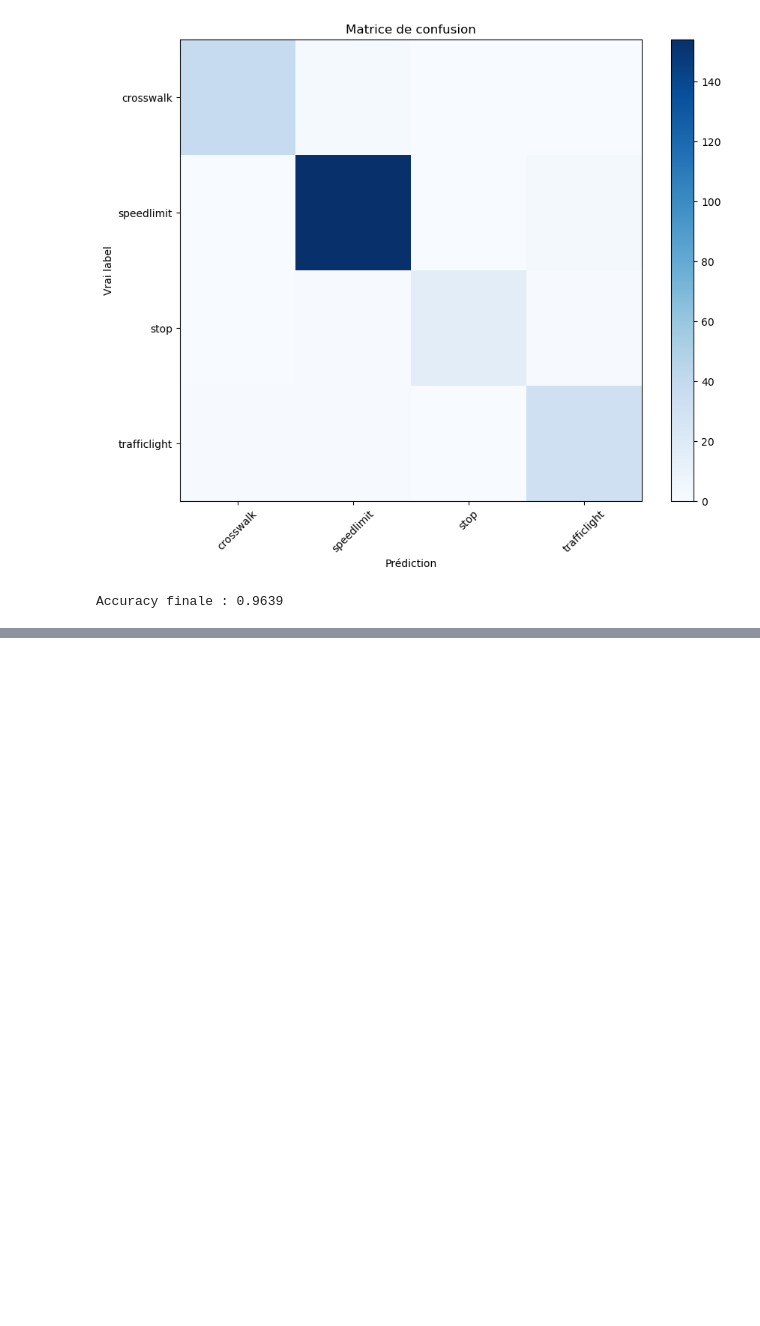
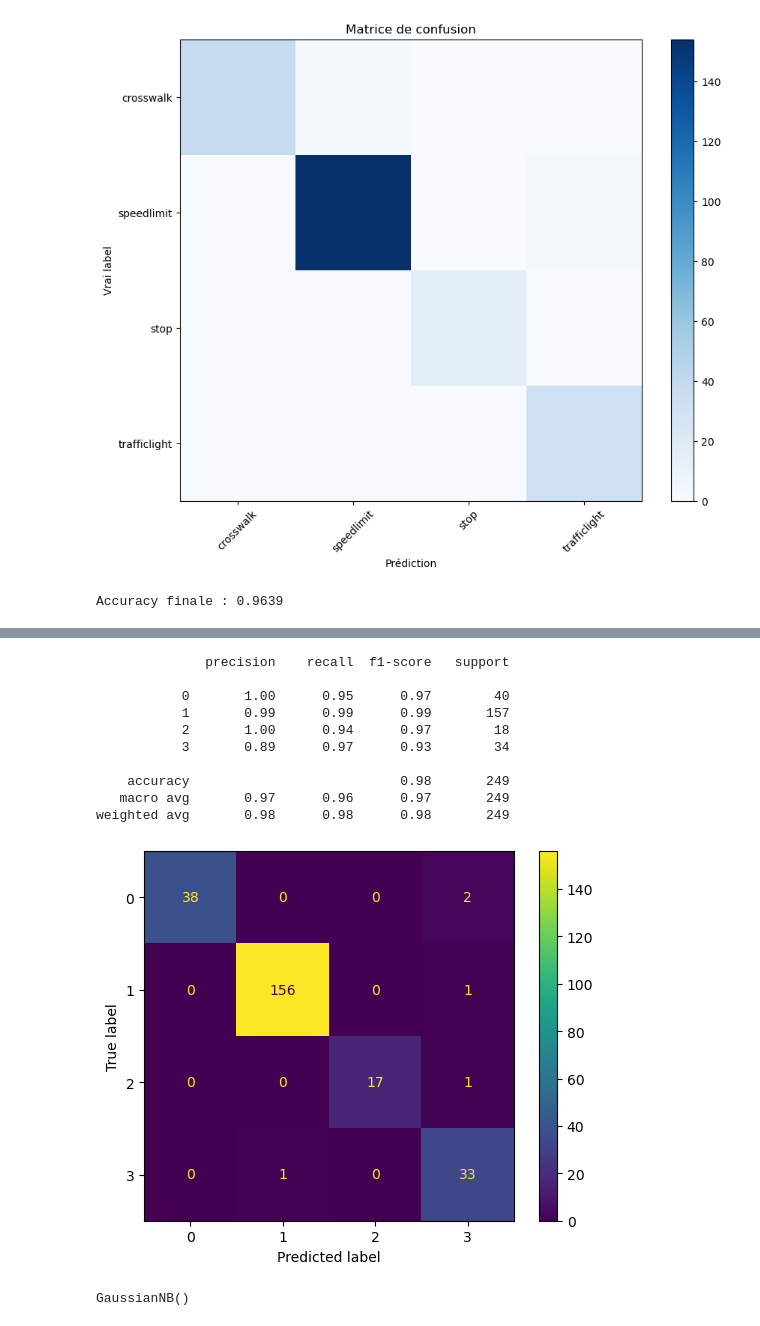
Before and after one commit to EliottMoriamez/Sign-Recognition-Team-A, a Jupyter notebook: project.ipynb, the cells around one changed output, grey strips where cells are left out. Cells and saved outputs as stored; diff of their text form; code cells hidden in the pictures; blank space fills up the shorter version.

```diff
--- a/project.ipynb
+++ b/project.ipynb
@@ -165,0 +198,22 @@ plt.show()
+# %%
+predicted = cls_svm.predict(X_test)
+print(metrics.classification_report(y_test, predicted))
+metrics.ConfusionMatrixDisplay.from_predictions(y_test, predicted)
+plt.show()
+# %% [output]
+              precision    recall  f1-score   support
+
+           0       1.00      0.95      0.97        40
+           1       0.99      0.99      0.99       157
+           2       1.00      0.94      0.97        18
+           3       0.89      0.97      0.93        34
+
+    accuracy                           0.98       249
+   macro avg       0.97      0.96      0.97       249
+weighted avg       0.98      0.98      0.98       249
+[figure, added]
+# %%
+gnb = GaussianNB()
+gnb.fit(X_train, y_train)
+# %% [output]
+GaussianNB()
```
Also changed, not shown: parts of 10 cells of this notebook.
